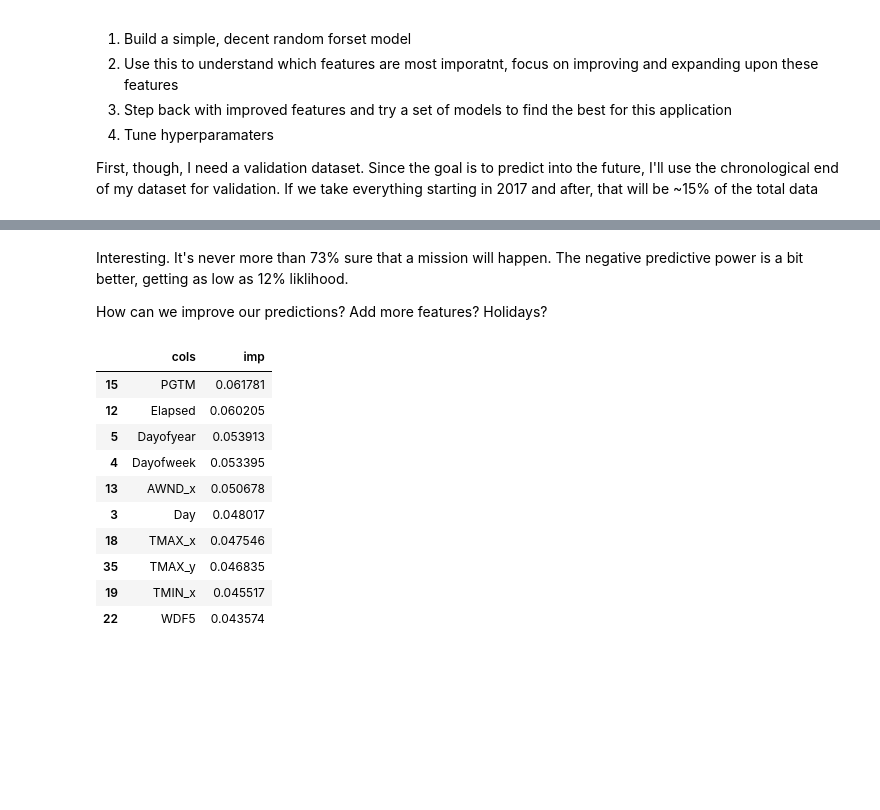
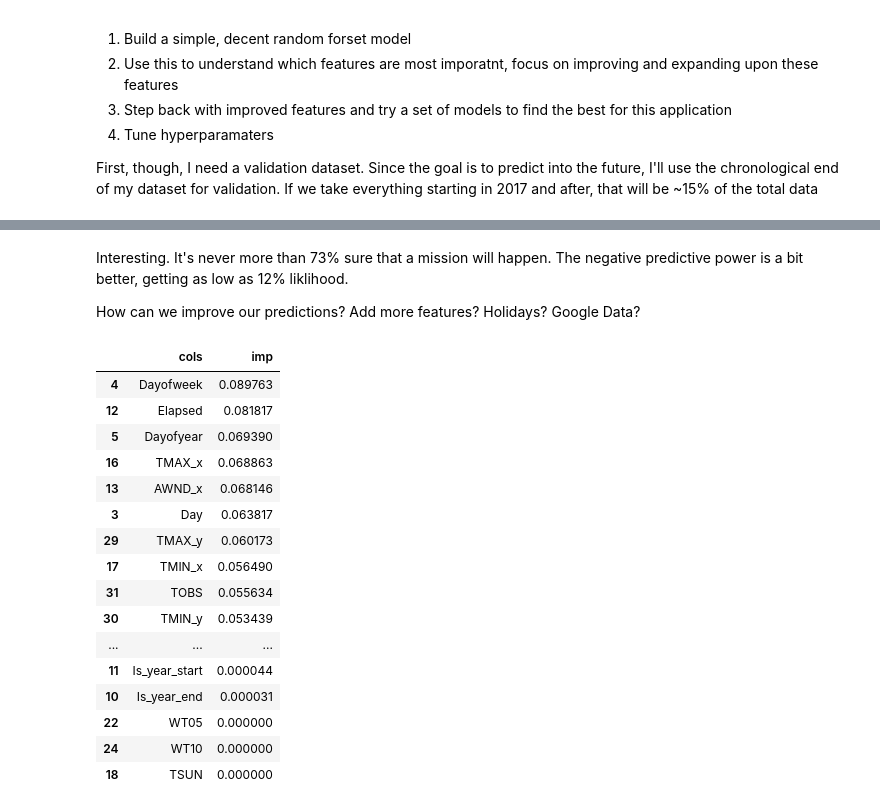
Before and after one commit to afederation/RescueForcast, a Jupyter notebook: Feature Engineering.ipynb, the cells around one changed output, grey strips where cells are left out. Drawn from its saved outputs; the diff is of its cells as text; code cells hidden in the pictures; blank space fills up the shorter version.

```diff
--- a/Feature Engineering.ipynb
+++ b/Feature Engineering.ipynb
@@ -29,7 +32,7 @@ print(train.shape, validate.shape)
 # %%
 print(train.columns)
 
-# remove the date and station codes, since they won't be useful for random forest training
-train.drop(['date', 'DATE', 'STATION_x', 'NAME_x', 'STATION_y','NAME_y'], axis=1, inplace=True)
-validate.drop(['date', 'DATE','STATION_x', 'NAME_x', 'STATION_y','NAME_y'], axis=1, inplace=True)
+# remove the date for RF training
+train.drop('DATE', axis=1, inplace=True)
+validate.drop('DATE', axis=1, inplace=True)
 # %% [output]
@@ -53,7 +54,7 @@ X_train = train.drop('mission', axis=1)
 y_validate = validate['mission']
 X_validate = validate.drop('mission', axis=1)
 # %%
-m = RandomForestClassifier(n_estimators=100, min_samples_leaf=1, n_jobs=-1, oob_score=True)
+m = RandomForestClassifier(n_estimators=100, min_samples_leaf=4, n_jobs=-1, oob_score=True)
 m.fit(X_train, y_train)
 print(m.score(X_train, y_train))
 print(m.score(X_validate, y_validate))
@@ -82,22 +91,28 @@ max      0.880000    0.730000
 # %% [markdown]
 Interesting. It's never more than 73% sure that a mission will happen. The negative predictive power is a bit better, getting as low as 12% liklihood.
 
-How can we improve our predictions? Add more features? Holidays?
+How can we improve our predictions? Add more features? Holidays? Google Data?
 # %%
 def rf_feat_importance(m, df):
     return pd.DataFrame({'cols':df.columns, 'imp':m.feature_importances_}
                        ).sort_values('imp', ascending=False)
 
-fi = rf_feat_importance(m, X_train); fi[:10]
+fi = rf_feat_importance(m, X_train); fi
 # %% [output]
 |  | cols | imp |
-| 15 | PGTM | 0.061781 |
-| 12 | Elapsed | 0.060205 |
-| 5 | Dayofyear | 0.053913 |
-| 4 | Dayofweek | 0.053395 |
-| 13 | AWND_x | 0.050678 |
-| 3 | Day | 0.048017 |
-| 18 | TMAX_x | 0.047546 |
-| 35 | TMAX_y | 0.046835 |
-| 19 | TMIN_x | 0.045517 |
-| 22 | WDF5 | 0.043574 |
+| 4 | Dayofweek | 0.089763 |
+| 12 | Elapsed | 0.081817 |
+| 5 | Dayofyear | 0.069390 |
+| 16 | TMAX_x | 0.068863 |
+| 13 | AWND_x | 0.068146 |
+| 3 | Day | 0.063817 |
+| 29 | TMAX_y | 0.060173 |
+| 17 | TMIN_x | 0.056490 |
+| 31 | TOBS | 0.055634 |
+| 30 | TMIN_y | 0.053439 |
+| ... | ... | ... |
+| 11 | Is_year_start | 0.000044 |
+| 10 | Is_year_end | 0.000031 |
+| 22 | WT05 | 0.000000 |
+| 24 | WT10 | 0.000000 |
+| 18 | TSUN | 0.000000 |
```
Also changed, not shown: parts of 11 cells of this notebook, 3 other files.
